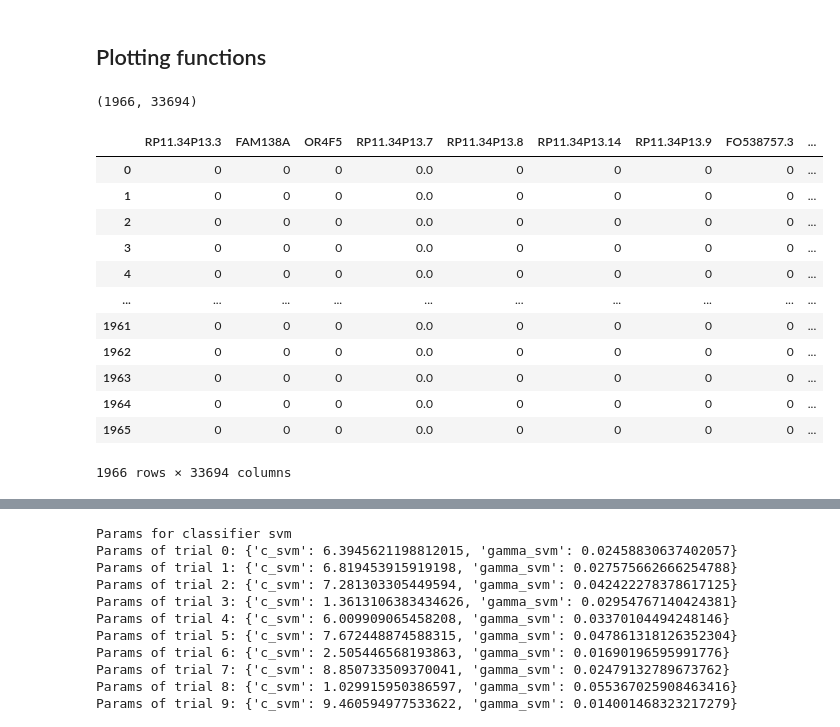
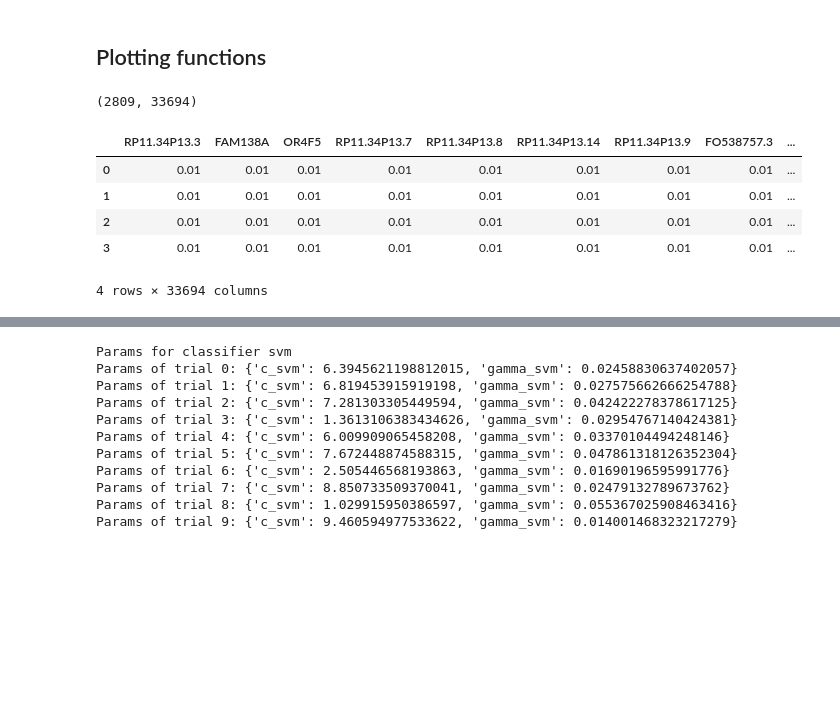
Before and after one commit to daphnetsolissou/scRNAseq-CellTypeClassifier-breast-epithelium, a Jupyter notebook: model_selection_pipeline.ipynb, the cells around one changed output, grey strips where cells are left out. Drawn from its saved outputs; the diff is of its cells as text; code cells hidden in the pictures; blank space fills up the shorter version.

```diff
--- a/model_selection_pipeline.ipynb
+++ b/model_selection_pipeline.ipynb
@@ -107,0 +101,7 @@ X
+# %%
+#X, y = split_X_y(data)
+#X
+
+X = data.drop('cluster_label', axis=1)
+y = data['cluster_label']
+X
@@ -112,3 +137,5 @@ array([3, 3, 1, ..., 1, 0, 3])
+# %%
+X = X + 0.01
 # %%
 # create held-out test set for final model testing
 X, X_test, y, y_test = train_test_split(X, y, random_state=42, test_size=0.3, stratify=y, shuffle=True)
@@ -357,24 +370,16 @@ def compare_mean_mccs(results_dict):
 # %%
 X.shape
 # %% [output]
-(1966, 33694)
+(2809, 33694)
 # %%
-#X.loc[[0,1,2,3]]
-X
+X.loc[[0,1,2,3]]
 # %% [output]
 |  | RP11.34P13.3 | FAM138A | OR4F5 | RP11.34P13.7 | RP11.34P13.8 | RP11.34P13.14 | RP11.34P13.9 | FO538757.3 | ... |
-| 0 | 0 | 0 | 0 | 0.0 | 0 | 0 | 0 | 0 | ... |
-| 1 | 0 | 0 | 0 | 0.0 | 0 | 0 | 0 | 0 | ... |
-| 2 | 0 | 0 | 0 | 0.0 | 0 | 0 | 0 | 0 | ... |
-| 3 | 0 | 0 | 0 | 0.0 | 0 | 0 | 0 | 0 | ... |
-| 4 | 0 | 0 | 0 | 0.0 | 0 | 0 | 0 | 0 | ... |
-| ... | ... | ... | ... | ... | ... | ... | ... | ... | ... |
-| 1961 | 0 | 0 | 0 | 0.0 | 0 | 0 | 0 | 0 | ... |
-| 1962 | 0 | 0 | 0 | 0.0 | 0 | 0 | 0 | 0 | ... |
-| 1963 | 0 | 0 | 0 | 0.0 | 0 | 0 | 0 | 0 | ... |
-| 1964 | 0 | 0 | 0 | 0.0 | 0 | 0 | 0 | 0 | ... |
-| 1965 | 0 | 0 | 0 | 0.0 | 0 | 0 | 0 | 0 | ... |
+| 0 | 0.01 | 0.01 | 0.01 | 0.01 | 0.01 | 0.01 | 0.01 | 0.01 | ... |
+| 1 | 0.01 | 0.01 | 0.01 | 0.01 | 0.01 | 0.01 | 0.01 | 0.01 | ... |
+| 2 | 0.01 | 0.01 | 0.01 | 0.01 | 0.01 | 0.01 | 0.01 | 0.01 | ... |
+| 3 | 0.01 | 0.01 | 0.01 | 0.01 | 0.01 | 0.01 | 0.01 | 0.01 | ... |
-1966 rows × 33694 columns
+4 rows × 33694 columns
 # %%
 results, params_dict = run_all_classifiers(X,y)
 # %% [output]
```
Also changed, not shown: parts of 15 cells of this notebook.
